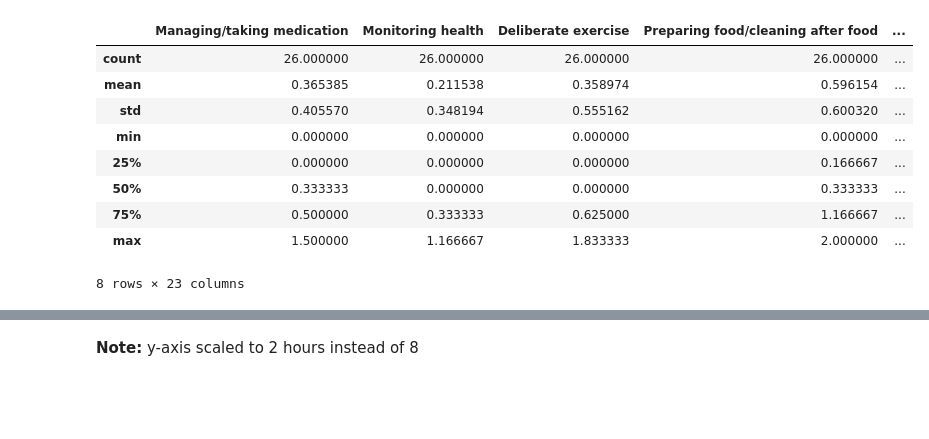
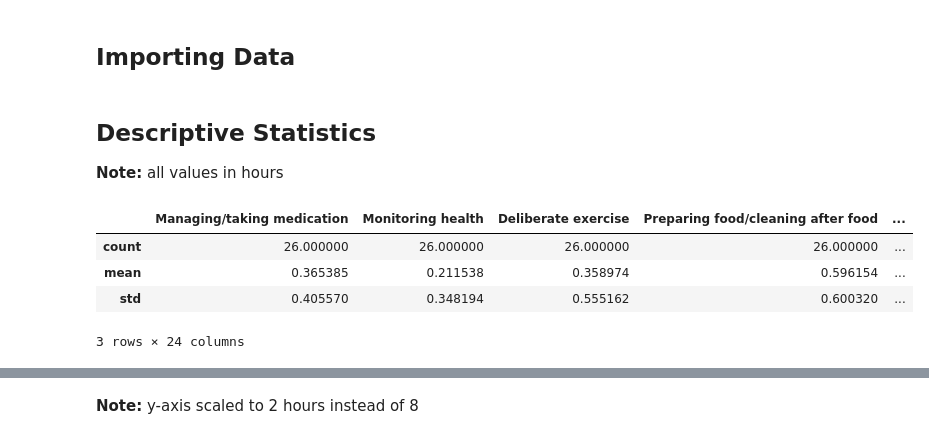
Before and after one commit to tommiehayes/Time-use-Analysis, a Jupyter notebook: Time use Analysis.ipynb, the cells around one changed output, grey strips where cells are left out. Cells and saved outputs as stored; diff of their text form; code cells hidden in the pictures; blank space fills up the shorter version.

```diff
--- a/Time use Analysis.ipynb
+++ b/Time use Analysis.ipynb
@@ -5,5 +7,7 @@ import pandas as pd
 import matplotlib.pyplot as plt
 %matplotlib inline
+# %% [markdown]
+## Importing Data
 # %%
 pre_pri = pd.read_excel("data/pre_pri.xlsx", index_col = 0)
 pre_sec = pd.read_excel("data/pre_sec.xlsx", index_col = 0)
@@ -14,24 +18,14 @@ dur_pri = pd.read_excel("data/dur_pri.xlsx", index_col = 0)
 dur_sec = pd.read_excel("data/dur_sec.xlsx", index_col = 0)
 dur_total = pd.read_excel("data/dur_total.xlsx", index_col = 0)
 dur_home_alone = pd.read_excel("data/dur_home_alone.xlsx", index_col = 0)
-# %%
-pre_pri=pre_pri.drop(['Missing'], axis=1)
-pre_sec=pre_sec.drop(['Missing'], axis=1)
-pre_total=pre_total.drop(['Missing'], axis=1)
-
-dur_pri=dur_pri.drop(['Missing'], axis=1)
-dur_sec=dur_sec.drop(['Missing'], axis=1)
-dur_total=dur_total.drop(['Missing'], axis=1)
+# %% [markdown]
+## Descriptive Statistics
+**Note:** all values in hours
 # %%
-pre_pri.describe()
+pre_pri.describe()[:3]
 # %% [output]
 |  | Managing/taking medication | Monitoring health | Deliberate exercise | Preparing food/cleaning after food | ... |
 | count | 26.000000 | 26.000000 | 26.000000 | 26.000000 | ... |
 | mean | 0.365385 | 0.211538 | 0.358974 | 0.596154 | ... |
 | std | 0.405570 | 0.348194 | 0.555162 | 0.600320 | ... |
-| min | 0.000000 | 0.000000 | 0.000000 | 0.000000 | ... |
-| 25% | 0.000000 | 0.000000 | 0.000000 | 0.166667 | ... |
-| 50% | 0.333333 | 0.000000 | 0.000000 | 0.333333 | ... |
-| 75% | 0.500000 | 0.333333 | 0.625000 | 1.166667 | ... |
-| max | 1.500000 | 1.166667 | 1.833333 | 2.000000 | ... |
-8 rows × 23 columns
+3 rows × 24 columns
```
Also changed, not shown: parts of 15 cells of this notebook.
